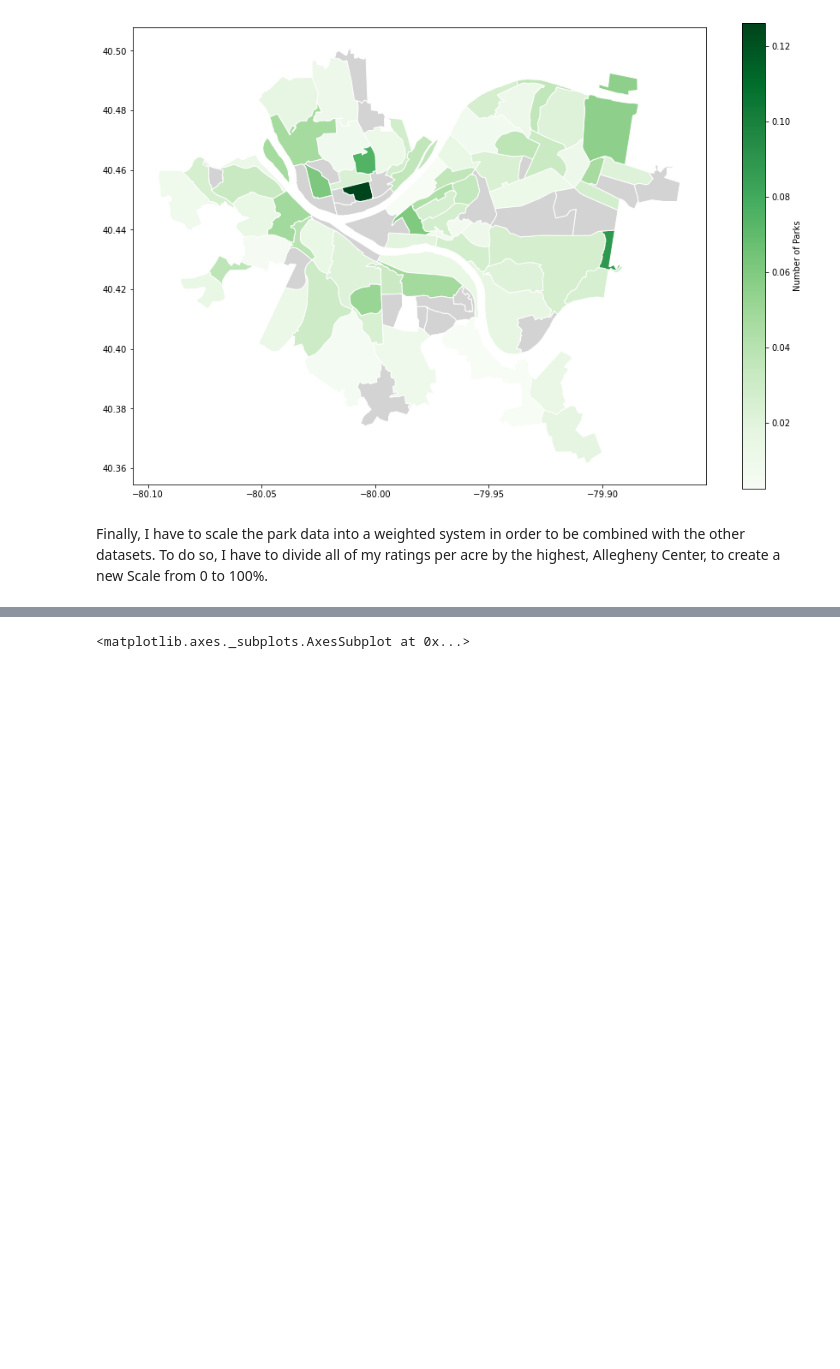
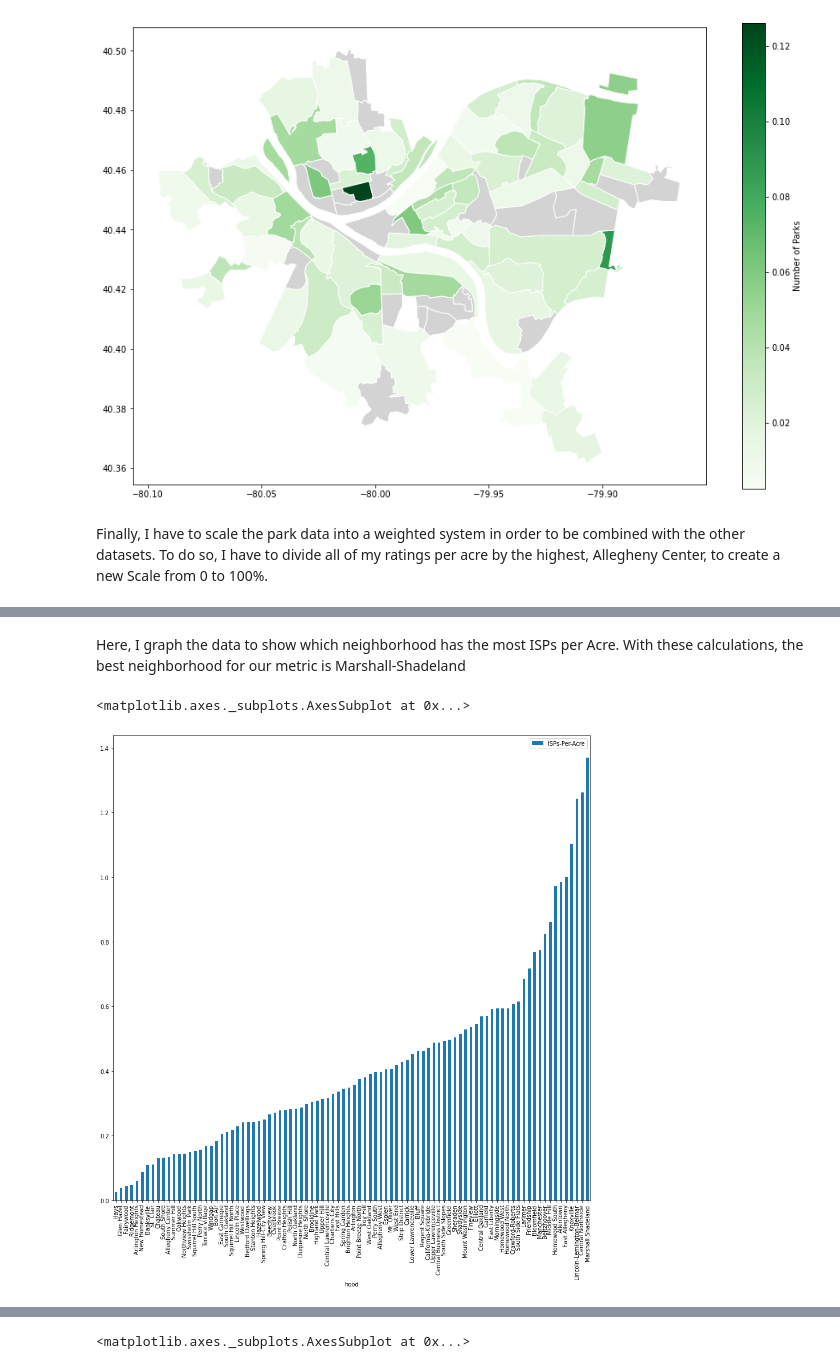
Before and after one commit to durigon-sam/Final-Project, a Jupyter notebook: Final Notebook.ipynb, the cells around one changed output, grey strips where cells are left out. Cells and saved outputs as stored; diff of their text form; code cells hidden in the pictures; blank space fills up the shorter version.

```diff
--- a/Final.ipynb
+++ b/Final Notebook.ipynb
@@ -183,0 +190,5 @@ ISPDrop = ISPDrop.sort_values(by=["hood"])
+# %%
+query_mask = ispdata['HoldingCompanyName'] == 'Verizon Communications Inc.'
+verizon = ispdata[query_mask]
+verizon = verizon.groupby("Neighborhood").count()
+verizon
@@ -183,0 +232,10 @@ ISPDrop = ISPDrop.sort_values(by=["hood"])
+# %%
+merged = pd.merge(hooddata, verizon, left_on="hood", right_on="Neighborhood")
+merged.at[60, "acres"] = 775.68
+
+newarray = []
+for x in range(90):
+    newarray.append(merged.iloc[x, 2]/merged.iloc[x, 1])
+
+merged["ISPs-Per-Acre"] = newarray
+merged
@@ -183,0 +256,9 @@ ISPDrop = ISPDrop.sort_values(by=["hood"])
+# %% [markdown]
+Here, I graph the data to show which neighborhood has the most ISPs per Acre. With these calculations, the best neighborhood for our metric is Marshall-Shadeland
+# %%
+graphable = merged.drop(columns = ["HoldingCompanyName", "acres"])
+graphable = graphable.sort_values(by=["ISPs-Per-Acre"])
+graphable.plot(x="hood", y="ISPs-Per-Acre", kind="bar", figsize=(15,15))
+# %% [output]
+<matplotlib.axes._subplots.AxesSubplot at 0x...>
+[figure, added]
```
Also changed, not shown: parts of 21 cells of this notebook.
